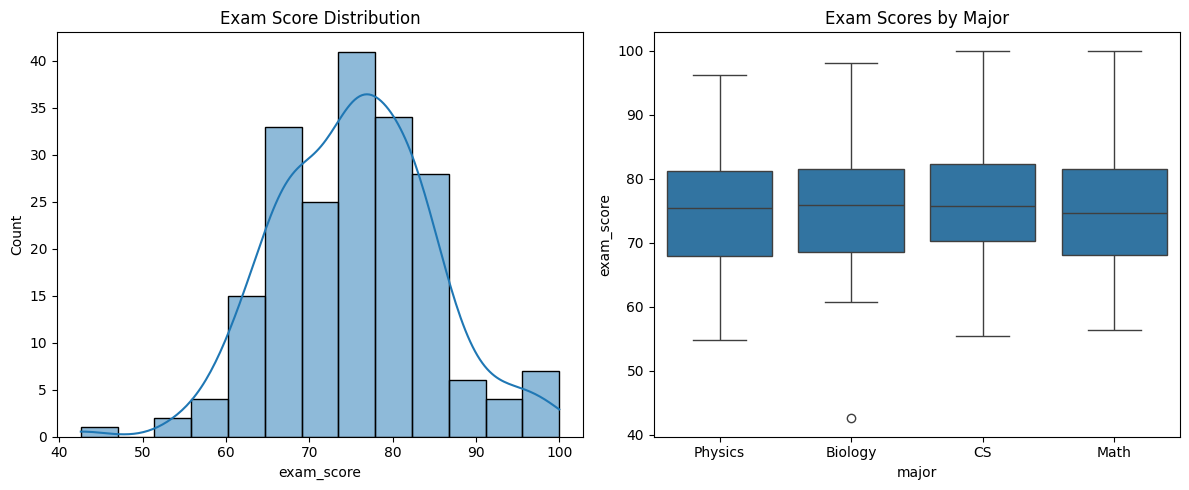
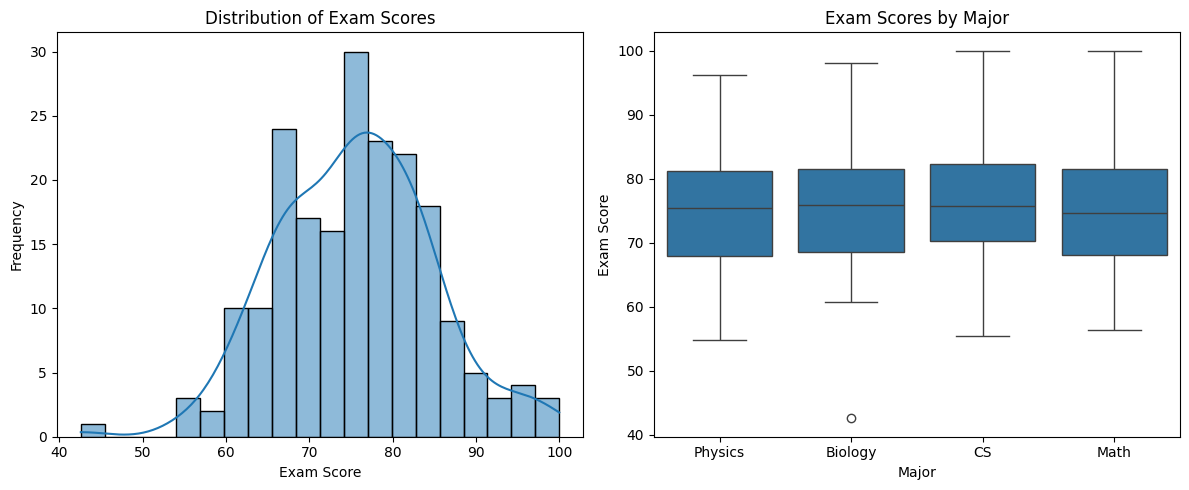
The notebook cell's code change between the first figure and the second:
--- before
+++ after
@@ -1,2 +1,70 @@
+#Exercise 6
+import matplotlib.pyplot as plt
+import seaborn as sns
 
+plt.figure(figsize=(12, 5))
 
+# Left: Histogram with KDE
+plt.subplot(1, 2, 1)
+sns.histplot(df['exam_score'], kde=True, bins=20)
+plt.title("Distribution of Exam Scores")
+plt.xlabel("Exam Score")
+plt.ylabel("Frequency")
+
+# Right: Boxplot by major
+plt.subplot(1, 2, 2)
+sns.boxplot(data=df, x='major', y='exam_score')
+plt.title("Exam Scores by Major")
+plt.xlabel("Major")
+plt.ylabel("Exam Score")
+
+plt.tight_layout()
+plt.show()
+
+# Task 2
+plt.figure(figsize=(8, 6))
+
+# Scatter plot colored by major
+sns.scatterplot(data=df, x='hours_studied', y='exam_score', hue='major')
+
+# Regression line (overall trend)
+sns.regplot(data=df, x='hours_studied', y='exam_score',
+            scatter=False, color='black')
+
+plt.title("Hours Studied vs Exam Score")
+plt.xlabel("Hours Studied")
+plt.ylabel("Exam Score")
+
+plt.legend()
+plt.show()
+
+#Task 3
+import pandas as pd
+import seaborn as sns
+import matplotlib.pyplot as plt
+
+fig, axes = plt.subplots(2, 2, figsize=(14, 10))
+
+sns.barplot(data=df, x='major', y='exam_score', ax=axes[0, 0])
+axes[0, 0].set_title("Average Exam Score by Major")
+
+sns.countplot(data=df, x='year', ax=axes[0, 1])
+axes[0, 1].set_title("Number of Students by Year")
+
+corr = df.select_dtypes(include='number').corr()
+sns.heatmap(corr, annot=True, cmap='coolwarm', ax=axes[1, 0])
+axes[1, 0].set_title("Correlation Matrix")
+
+# SAFE FIX: create category if missing
+if 'performance_category' not in df.columns:
+    df['performance_category'] = pd.cut(
+        df['exam_score'],
+        bins=[0, 50, 70, 85, 100],
+        labels=['Fail', 'Pass', 'Good', 'Excellent']
+    )
+
+sns.violinplot(data=df, x='performance_category', y='exam_score', ax=axes[1, 1])
+axes[1, 1].set_title("Exam Score by Performance Category")
+
+plt.tight_layout()
+plt.show()

Commit: Add files via upload